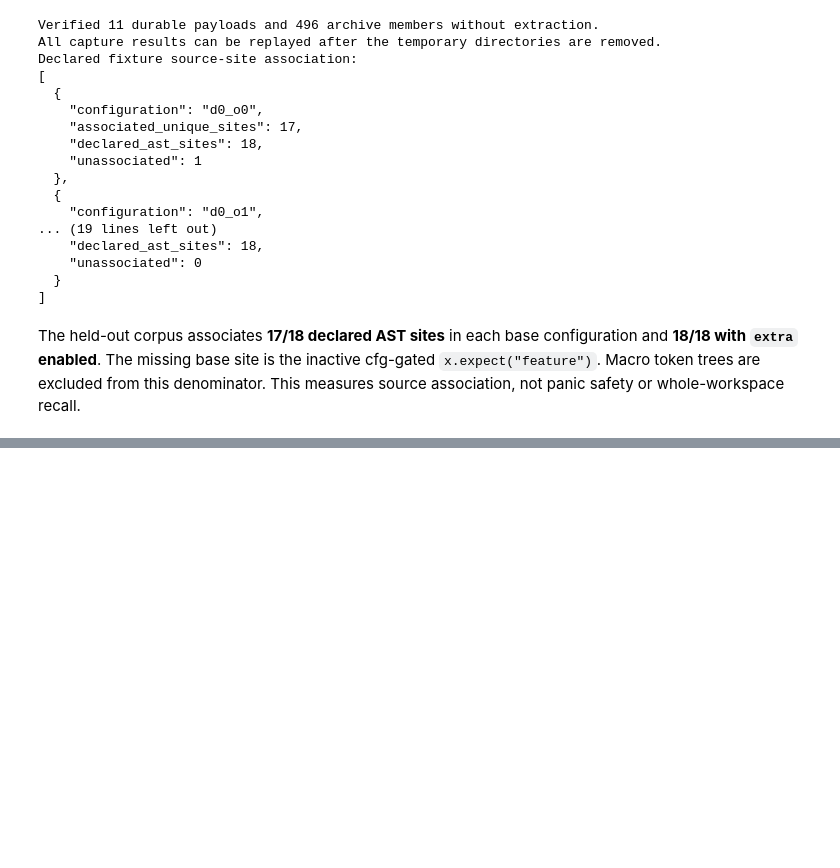
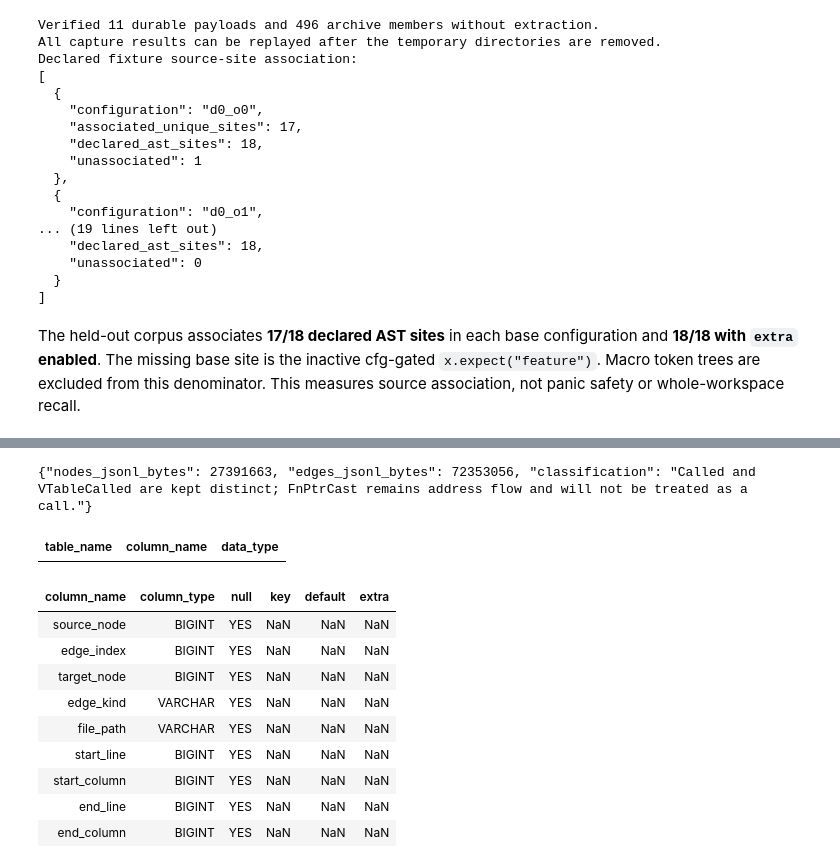
Before and after one commit to getspur/SpurCode, a Jupyter notebook: 2026-10-31-panic-graph-experiment.ipynb, the cells around one changed output, grey strips where cells are left out. Drawn from its saved outputs; the diff is of its cells as text; code cells hidden in the pictures; blank space fills up the shorter version.

```diff
--- a/2026-10-31-panic-graph-experiment.ipynb
+++ b/2026-10-31-panic-graph-experiment.ipynb
@@ -4206,0 +4579,38 @@ The held-out corpus associates **17/18 declared AST sites** in each base configu
+# %%
+# Flatten the immutable library export for SQL inspection; retain every edge kind.
+ws_flat_dir = ws_extract_dir / 'flat'
+ws_flat_dir.mkdir(exist_ok=True)
+with (ws_flat_dir / 'nodes.jsonl').open('w') as nodes_out:
+    for node_id, node in enumerate(ws_nodes):
+        nodes_out.write(json.dumps({'node_id': node_id, 'canonical_name': node['name'], 'file_path': node['location']['path'], 'is_root': node_id in ws_graph['roots']}) + '\n')
+with (ws_flat_dir / 'edges.jsonl').open('w') as edges_out:
+    for source, edges in ws_graph['edges'].items():
+        for edge_index, edge in enumerate(edges):
+            kind = edge['kind']
+            target = None if isinstance(kind, str) else next(iter(kind.values()))
+            kind_name = kind if isinstance(kind, str) else next(iter(kind))
+            edges_out.write(json.dumps({'source_node': int(source), 'edge_index': edge_index, 'target_node': target, 'edge_kind': kind_name, 'file_path': edge['location']['path'], 'start_line': edge['location']['span']['start']['line'], 'start_column': edge['location']['span']['start']['column'], 'end_line': edge['location']['span']['end']['line'], 'end_column': edge['location']['span']['end']['column']}) + '\n')
+print(json.dumps({'nodes_jsonl_bytes': (ws_flat_dir / 'nodes.jsonl').stat().st_size, 'edges_jsonl_bytes': (ws_flat_dir / 'edges.jsonl').stat().st_size, 'classification': 'Called and VTableCalled are kept distinct; FnPtrCast remains address flow and will not be treated as a call.'}))
+# %% [output]
+{"nodes_jsonl_bytes": 27391663, "edges_jsonl_bytes": 72353056, "classification": "Called and VTableCalled are kept distinct; FnPtrCast remains address flow and will not be treated as a call."}
+# %%
+-- Discover the selected managed connection before introducing compiler tables.
+SELECT table_name, column_name, data_type
+FROM information_schema.columns
+WHERE table_schema = 'main' AND table_name IN ('ws_cga_nodes', 'ws_cga_edges')
+ORDER BY table_name, ordinal_position;
+# %% [output]
+| table_name | column_name | data_type |
+# %%
+DESCRIBE SELECT * FROM read_ndjson_auto('/private/tmp/panic-workspace-20261101/extract-d1_o1/flat/edges.jsonl');
+# %% [output]
+| column_name | column_type | null | key | default | extra |
+| source_node | BIGINT | YES | NaN | NaN | NaN |
+| edge_index | BIGINT | YES | NaN | NaN | NaN |
+| target_node | BIGINT | YES | NaN | NaN | NaN |
+| edge_kind | VARCHAR | YES | NaN | NaN | NaN |
+| file_path | VARCHAR | YES | NaN | NaN | NaN |
+| start_line | BIGINT | YES | NaN | NaN | NaN |
+| start_column | BIGINT | YES | NaN | NaN | NaN |
+| end_line | BIGINT | YES | NaN | NaN | NaN |
+| end_column | BIGINT | YES | NaN | NaN | NaN |
```
Also changed, not shown: parts of 38 cells of this notebook, 1 other file.
